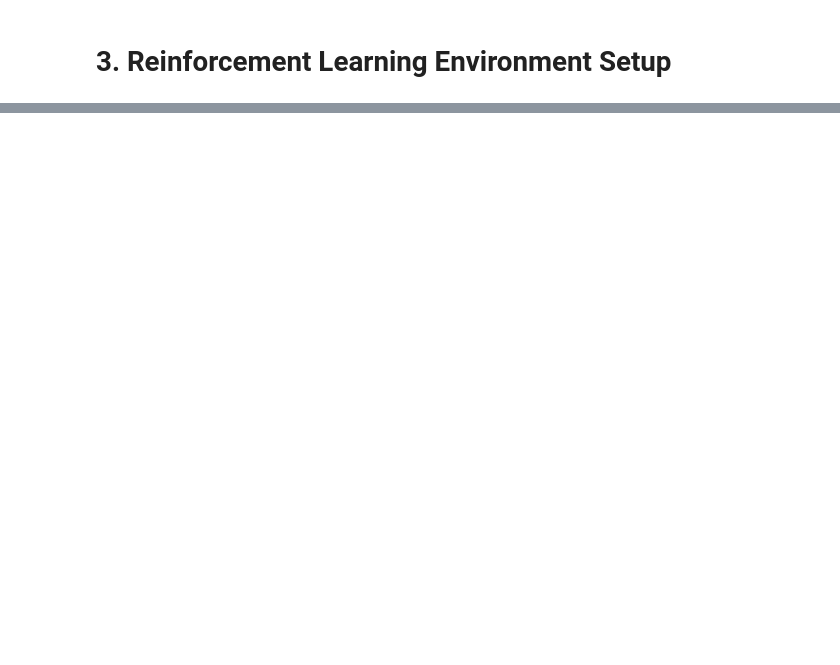
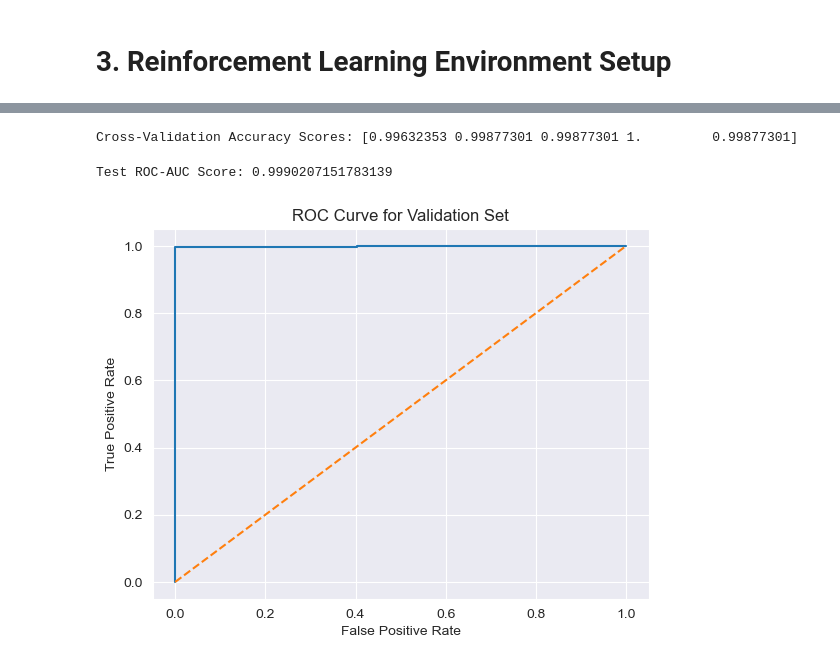
Before and after one commit to LikeLion-DSProjectTeam/Team_1, a Jupyter notebook: code/bank_customer_churn_prediction.ipynb, the cells around one changed output, grey strips where cells are left out. Cells and saved outputs as stored; diff of their text form; code cells hidden in the pictures; blank space fills up the shorter version.

```diff
--- a/code/bank_customer_churn_prediction.ipynb
+++ b/code/bank_customer_churn_prediction.ipynb
@@ -585,0 +724,14 @@ class ChurnEnvironment(gym.Env):
+# %%
+X_train, X_test, y_train, y_test = train_test_split(X_resampled, y_resampled, test_size = 0.4)
+
+X_test, X_val, y_test, y_val = train_test_split(X_test, y_test, test_size=0.5)
+# %%
+model = xgb.XGBClassifier(n_estimators=500, max_depth=5)
+model.fit(X_train, y_train)
+
+pred = model.predict(X_test)
+
+val_pred = model.predict(X_val)
+print("Val Accuracy:", accuracy_score(y_val, val_pred))
+print("Val Confusion Matrix:\n", confusion_matrix(y_val, val_pred))
+print("Val Classification Report:\n", classification_report(y_val, val_pred))
@@ -585,0 +771,28 @@ class ChurnEnvironment(gym.Env):
+# %%
+from sklearn.model_selection import cross_val_score
+
+scores = cross_val_score(model, X_resampled, y_resampled, cv = 5, scoring = 'accuracy')
+
+print("Cross-Validation Accuracy Scores:", scores)
+# %% [output]
+Cross-Validation Accuracy Scores: [0.99632353 0.99877301 0.99877301 1.         0.99877301]
+# %%
+from sklearn.metrics import roc_curve, auc
+from sklearn.metrics import roc_auc_score
+
+y_val_probs = model.predict_proba(X_val)[:, 1]
+
+fpr, tpr, _ = roc_curve(y_val, y_val_probs)
+roc_auc = auc(fpr, tpr)
+
+plt.plot(fpr, tpr)
+plt.plot([0, 1], [0, 1], linestyle = '--')
+plt.xlabel('False Positive Rate')
+plt.ylabel('True Positive Rate')
+plt.title('ROC Curve for Validation Set');
+
+roc_auc = roc_auc_score(y_val, y_val_probs)
+print("Test ROC-AUC Score:", roc_auc)
+# %% [output]
+Test ROC-AUC Score: 0.9990207151783139
+[figure, added]
```
Also changed, not shown: parts of 32 cells of this notebook.
